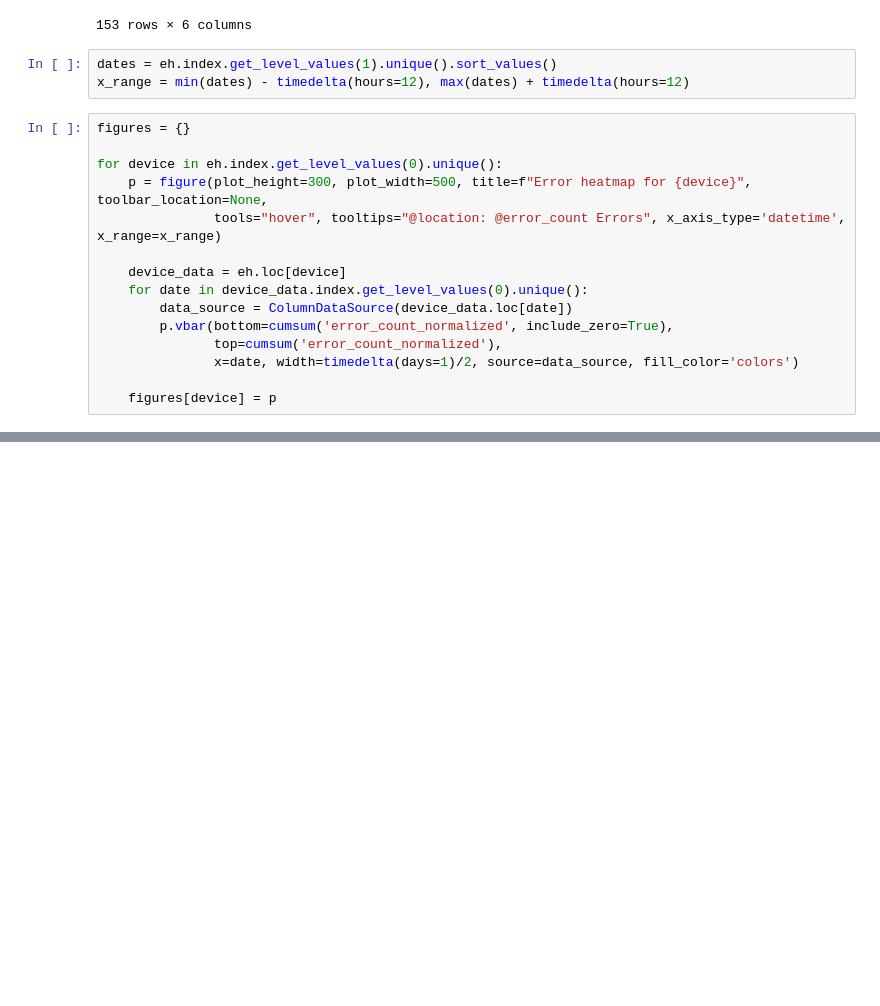
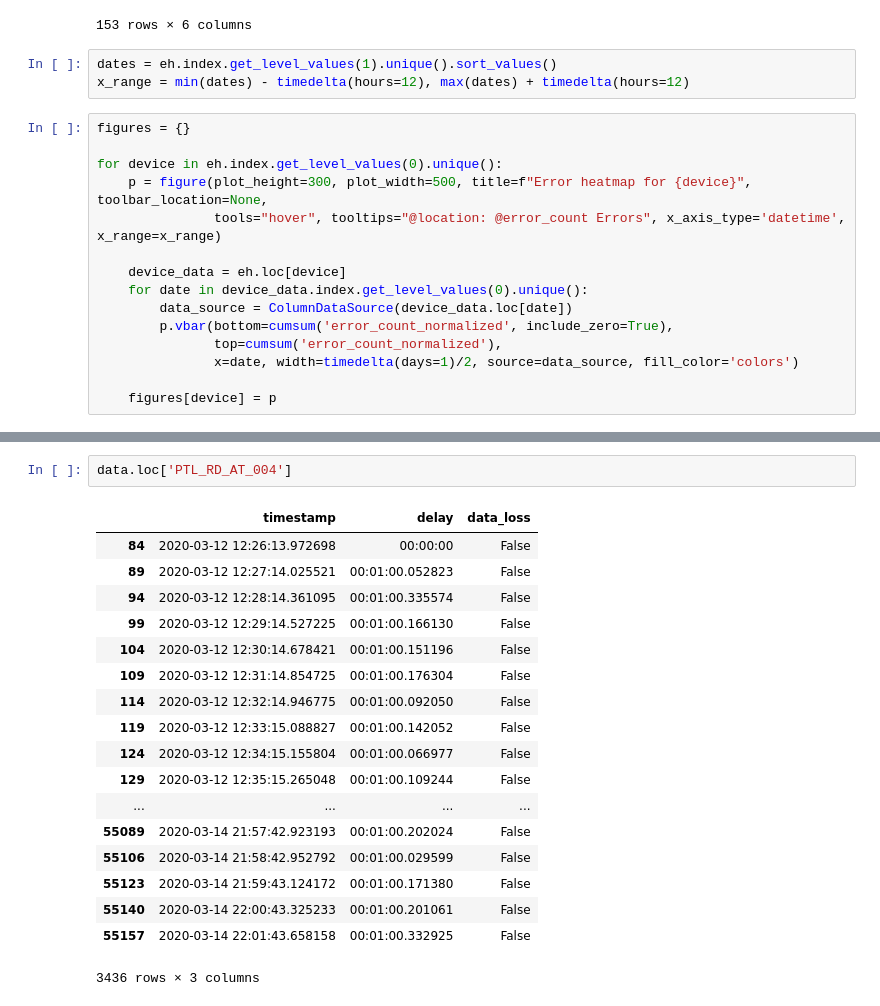
Before and after one commit to whuss/dashboard_react, a Jupyter notebook: error_heatmap.ipynb, the cells around one changed output, grey strips where cells are left out. Cells and saved outputs as stored; diff of their text form; blank space fills up the shorter version.

```diff
--- a/error_heatmap.ipynb
+++ b/error_heatmap.ipynb
@@ -113,0 +181,21 @@ show(layouts.column(*list(figures.values())))
+# %%
+data.loc['PTL_RD_AT_004']
+# %% [output]
+|  | timestamp | delay | data_loss |
+| 84 | 2020-03-12 12:26:13.972698 | 00:00:00 | False |
+| 89 | 2020-03-12 12:27:14.025521 | 00:01:00.052823 | False |
+| 94 | 2020-03-12 12:28:14.361095 | 00:01:00.335574 | False |
+| 99 | 2020-03-12 12:29:14.527225 | 00:01:00.166130 | False |
+| 104 | 2020-03-12 12:30:14.678421 | 00:01:00.151196 | False |
+| 109 | 2020-03-12 12:31:14.854725 | 00:01:00.176304 | False |
+| 114 | 2020-03-12 12:32:14.946775 | 00:01:00.092050 | False |
+| 119 | 2020-03-12 12:33:15.088827 | 00:01:00.142052 | False |
+| 124 | 2020-03-12 12:34:15.155804 | 00:01:00.066977 | False |
+| 129 | 2020-03-12 12:35:15.265048 | 00:01:00.109244 | False |
+| ... | ... | ... | ... |
+| 55089 | 2020-03-14 21:57:42.923193 | 00:01:00.202024 | False |
+| 55106 | 2020-03-14 21:58:42.952792 | 00:01:00.029599 | False |
+| 55123 | 2020-03-14 21:59:43.124172 | 00:01:00.171380 | False |
+| 55140 | 2020-03-14 22:00:43.325233 | 00:01:00.201061 | False |
+| 55157 | 2020-03-14 22:01:43.658158 | 00:01:00.332925 | False |
+3436 rows × 3 columns
```
Also changed, not shown: parts of 9 cells of this notebook, 1 other file.
